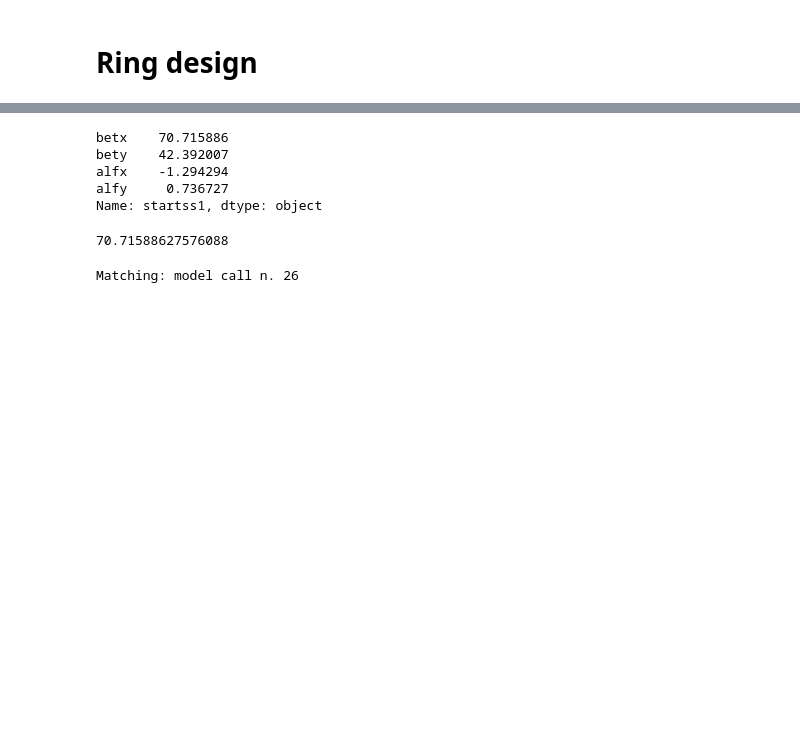
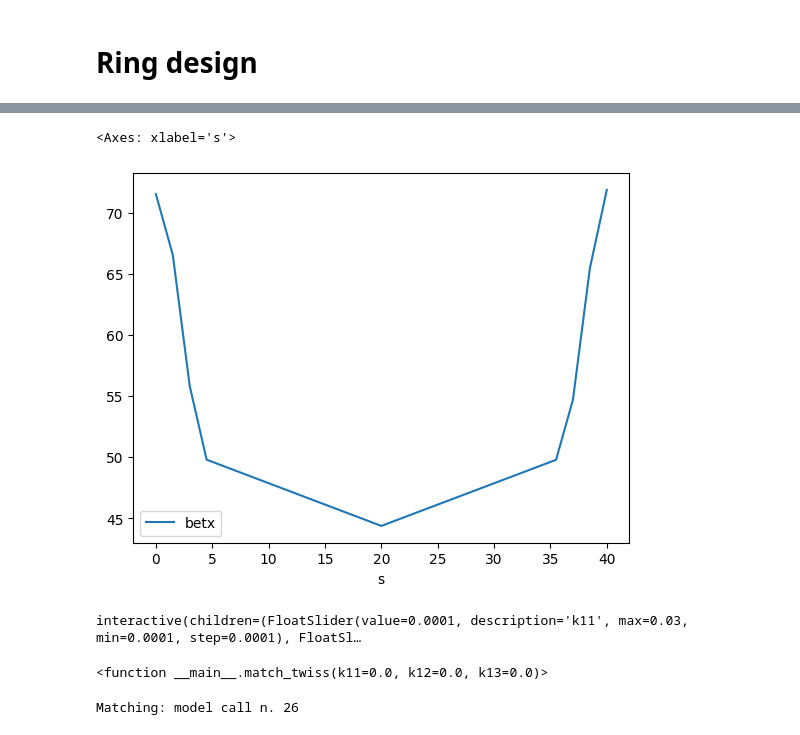
Before and after one commit to gornalexander/cas-beam-optics, a Jupyter notebook: line.ipynb, the cells around one changed output, grey strips where cells are left out. Drawn from its saved outputs; the diff is of its cells as text; code cells hidden in the pictures; blank space fills up the shorter version.

```diff
--- a/line.ipynb
+++ b/line.ipynb
@@ -215,13 +284,5 @@ tw.index = tw['name']
 # %%
-fodo_init_cond = tw.loc['startss1'][['betx', 'bety', 'alfx', 'alfy']]
-fodo_init_cond
+tw.loc['startss1':'endss1'][['s', 'betx', 'bety', 'alfx', 'alfy']].plot(x='s', y='betx')
 # %% [output]
-betx    70.715886
-bety    42.392007
-alfx    -1.294294
-alfy     0.736727
-Name: startss1, dtype: object
+<Axes: xlabel='s'>
+[figure, added]
-# %%
-fodo_init_cond['betx']
-# %% [output]
-70.71588627576088
@@ -228,3 +293,31 @@ fodo_init_cond['betx']
+# %%
+def match_twiss(k11 = 0.0, k12 = 0.0, k13 = 0.00):
+    #env['lss'] = 0
+    # env['f_ss'] = 'lss / 2 '
+    #env['k1_ss'] = k1
+    env['k1_ss.1'] = k11
+    env['k1_ss.2'] = k12
+    env['k1_ss.3'] = k13
+    tw = ring.twiss(method='4d')
+    tw.plot(yl='betx bety')
+    #plt.gca()[0].axhline(70, color='black')
+    plt.axvline(env['lss'], color='black')
+    plt.scatter(env['lss'], fodo_init_cond['betx'], color='black')
+    plt.scatter(env['lss'], fodo_init_cond['bety'], color='red')
+    plt.xlim(0, 5 * env['lsection'])
+
+    tw.plot(yl='alfx alfy')
+    #plt.gca()[0].axhline(70, color='black')
+    plt.axvline(env['lss'], color='black')
+    plt.scatter(env['lss'], fodo_init_cond['alfx'], color='black')
+    plt.scatter(env['lss'], fodo_init_cond['alfy'], color='red')
+    plt.xlim(0, 5 * env['lsection'])
+    # tw = tw.to_pandas()
+    # tw.index = tw['name']
+interact(match_twiss, k11=(1e-4, 3e-2, 1e-4), k12=(1e-4, 3e-2, 1e-4), k13=(1e-4, 3e-2, 1e-4))
+# %% [output]
+interactive(children=(FloatSlider(value=0.0001, description='k11', max=0.03, min=0.0001, step=0.0001), FloatSl…
+<function __main__.match_twiss(k11=0.0, k12=0.0, k13=0.0)>
 # %%
 env['lss'] = 30
 env['f_ss'] = 'lss / 2 '
```
Also changed, not shown: parts of 8 cells of this notebook.
